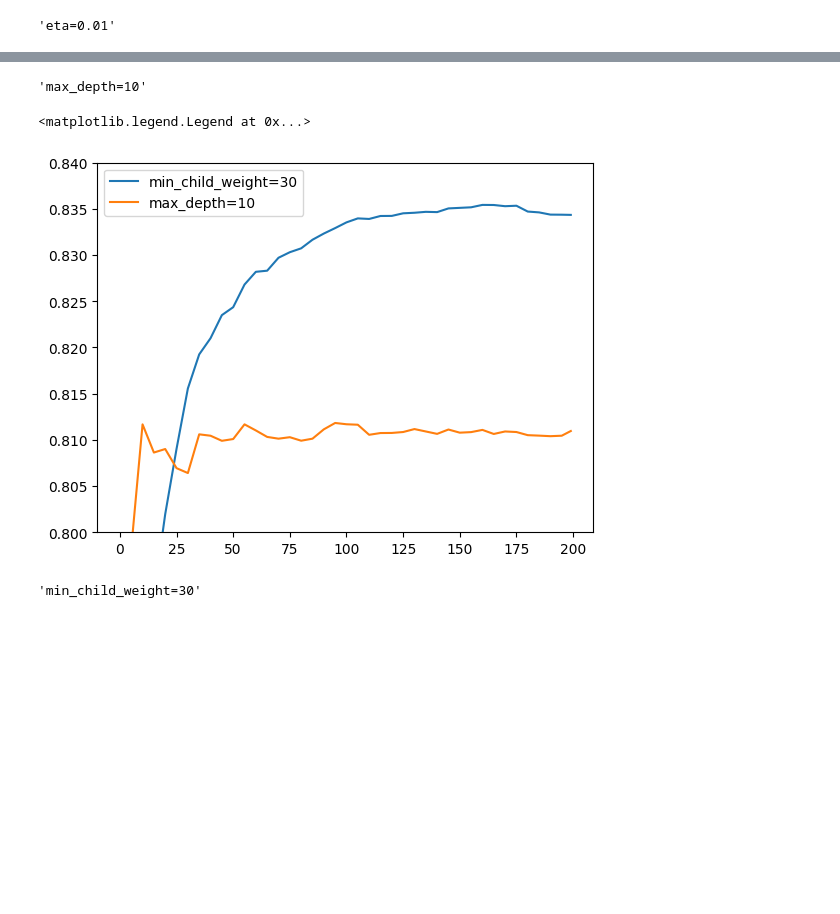
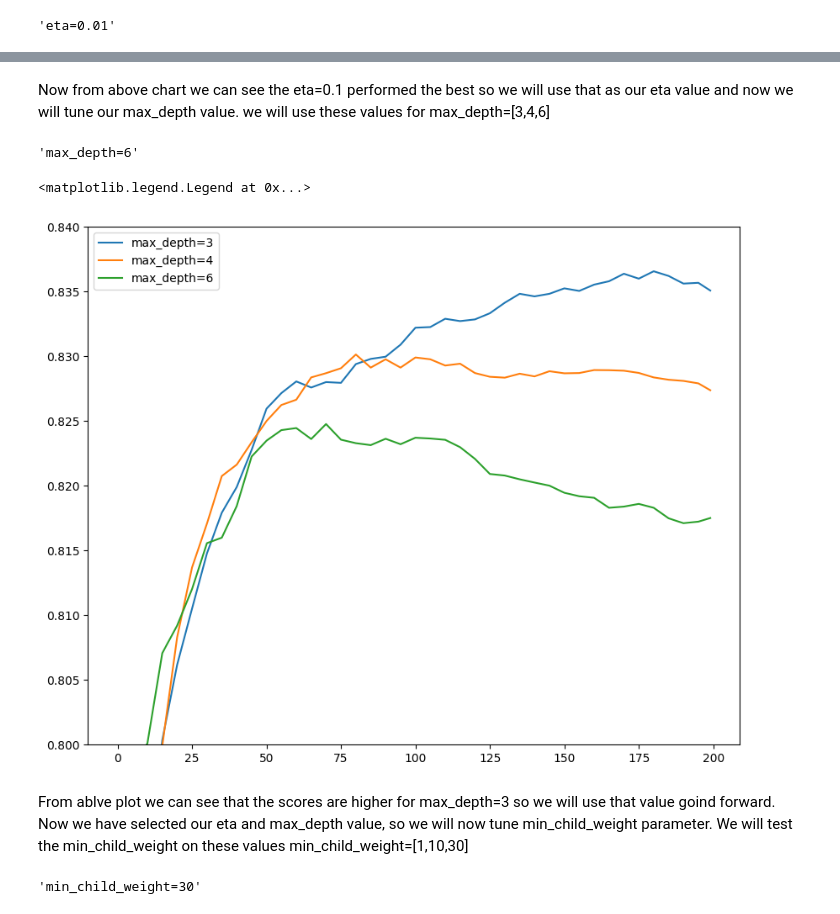
Before and after one commit to ugoswami11/ml-course-bootcamp, a Jupyter notebook: notebooks/credit-risk-scoring.ipynb, the cells around one changed output, grey strips where cells are left out. Cells and saved outputs as stored; diff of their text form; code cells hidden in the pictures; blank space fills up the shorter version.

```diff
--- a/notebooks/credit-risk-scoring.ipynb
+++ b/notebooks/credit-risk-scoring.ipynb
@@ -1005,0 +1010,5 @@ scores = {}
+# %%
+plt.figure(figsize=(10,8))
+for key, df_score in eta_scores.items():
+    plt.plot(df_score.num_iter, df_score.val_auc, label=key)
+plt.legend()
@@ -1006,9 +1018,13 @@ scores = {}
+# %% [markdown]
+Now from above chart we can see the eta=0.1 performed the best so we will use that as our eta value and now we will tune our max_depth value. we will use these values for max_depth=[3,4,6]
+# %%
+max_depth_scores = {}
 # %%
 %%capture output
 
 xgb_params = {
     'eta': 0.1,
-    'max_depth': 10,
+    'max_depth': 6,
     'min_child_weight': 1,
 
     'objective': 'binary:logistic',
@@ -1024,7 +1040,7 @@ model = xgb.train(xgb_params, dtrain, num_boost_round=200,
                   evals=watchlist)
 # %%
 key = 'max_depth=%s' % (xgb_params['max_depth'])
-scores[key] = parse_xgb_output(output)
+max_depth_scores[key] = parse_xgb_output(output)
 key
 # %% [output]
-'max_depth=10'
+'max_depth=6'
@@ -1033,9 +1047,10 @@ del scores['max_depth=10']
 # %%
-for max_depth, df_score in scores.items():
+plt.figure(figsize=(10,8))
+for max_depth, df_score in max_depth_scores.items():
     plt.plot(df_score.num_iter, df_score.val_auc, label=max_depth)
 
 plt.ylim(0.8, 0.84)
 plt.legend()
 # %% [output]
 <matplotlib.legend.Legend at 0x...>
-[figure, old version]
+[figure, new version]
@@ -1043,0 +1057,2 @@ scores = {}
+# %% [markdown]
+From ablve plot we can see that the scores are higher for max_depth=3 so we will use that value goind forward. Now we have selected our eta and max_depth value, so we will now tune min_child_weight parameter. We will test the min_child_weight on these values min_child_weight=[1,10,30]
```
Also changed, not shown: parts of 26 cells of this notebook.
